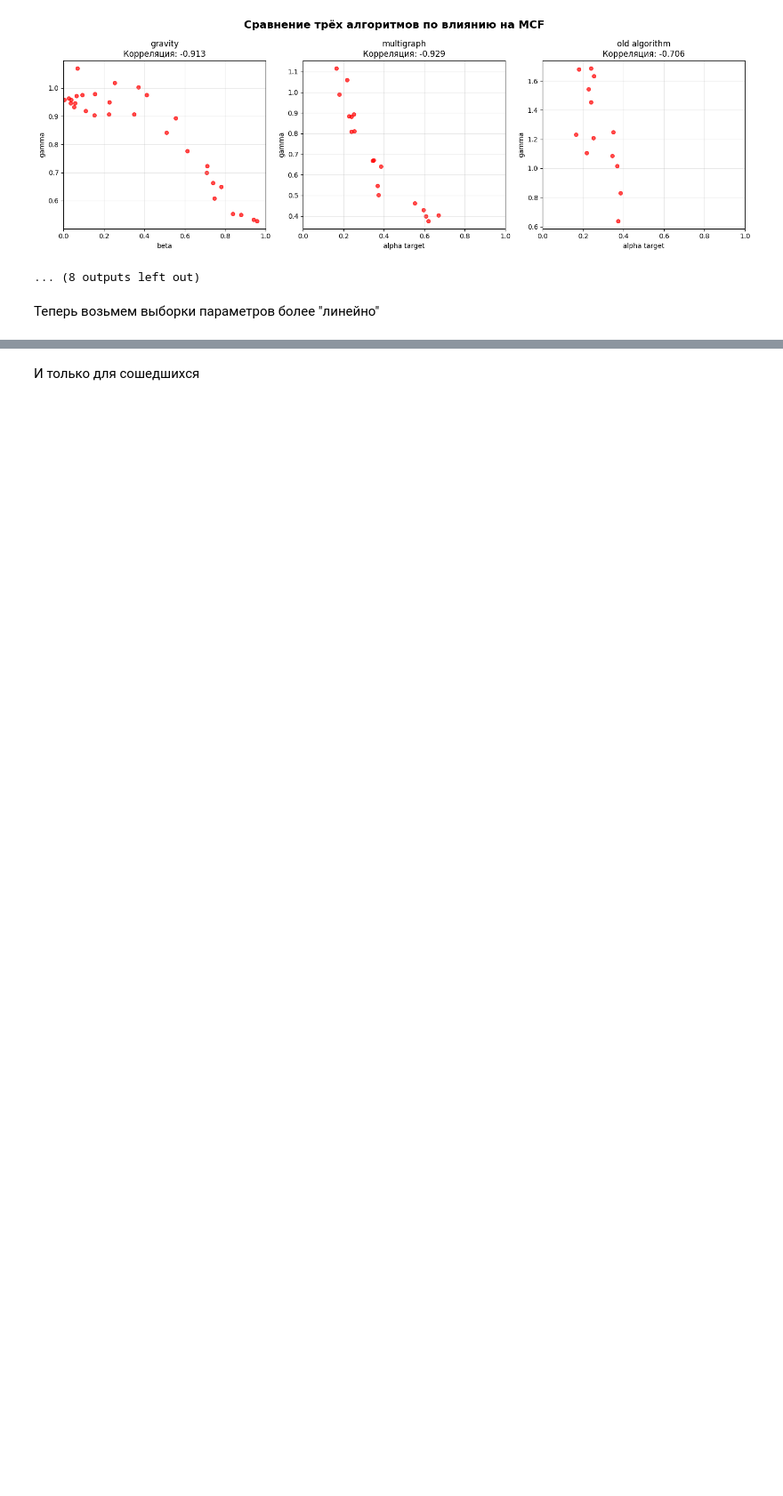
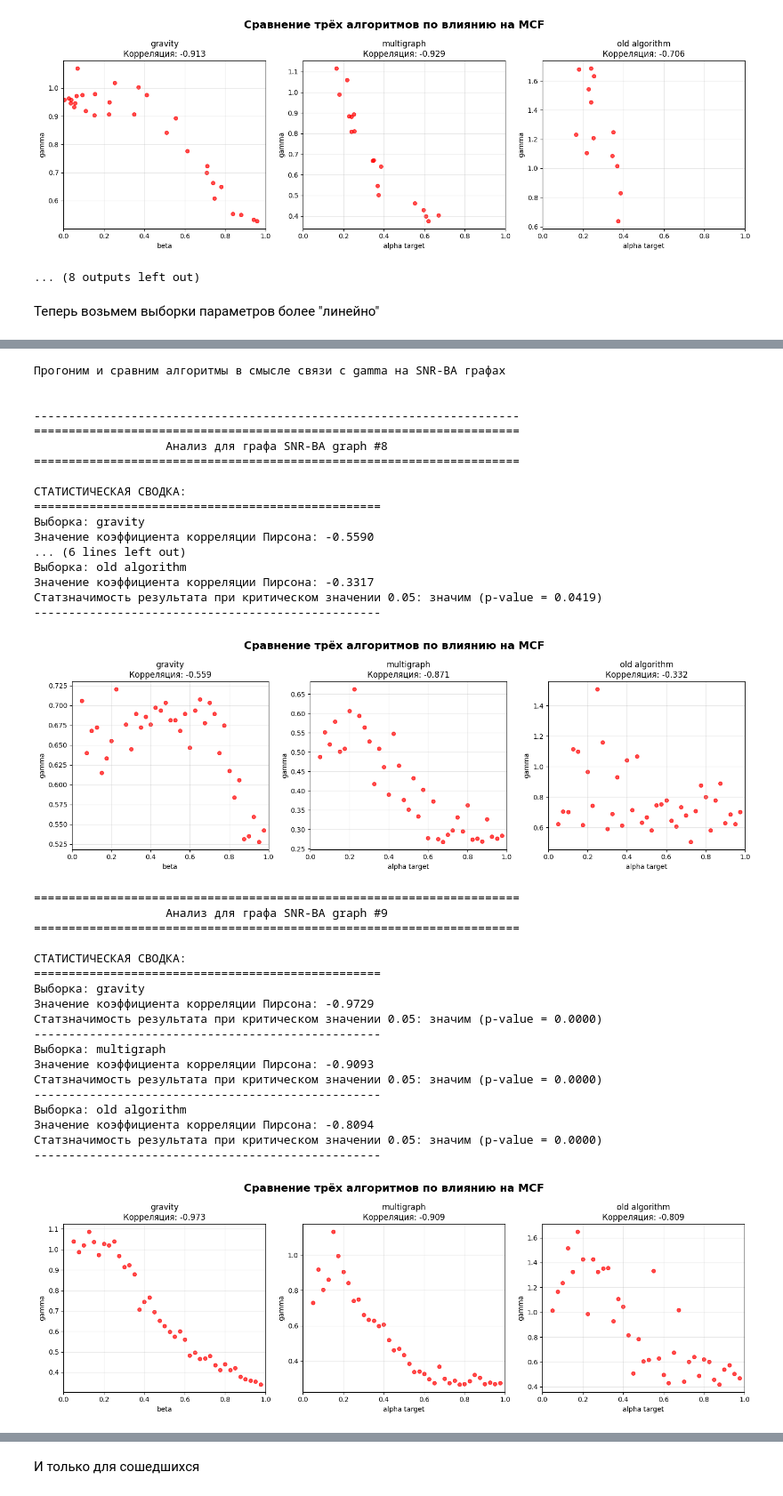
Before and after one commit to Karasiari/Graphs, a Jupyter notebook: SNR_BAPipelineAnalysis.ipynb, the cells around one changed output, grey strips where cells are left out. Shown at 89% size. Drawn from its saved outputs; the diff is of its cells as text; code cells hidden in the pictures; blank space fills up the shorter version.

```diff
--- a/SNR_BAPipelineAnalysis.ipynb
+++ b/SNR_BAPipelineAnalysis.ipynb
@@ -742,0 +807,69 @@ SolverError: Solver 'CLARABEL' failed. Try another solver, or solve with verbose
+# %%
+print_section_header("Прогоним и сравним алгоритмы в смысле связи с gamma на SNR-BA графах\n\n")
+for name, graph in snr_ba_graphs_line_for_test_3.items():
+  if name == "SNR-BA graph #7":
+    continue
+  output_for_gravity[name] = []
+  output_for_multigraph[name] = []
+  output_for_old[name] = []
+  for beta in betas_sample:
+    output = gravity_results(graph, beta, dyn_k=0.95)
+    output_for_gravity[name].append(output)
+  for alpha in alphas_sample:
+    output = multigraph_results(graph, alpha)
+    output_for_multigraph[name].append(output)
+    output = old_results(graph, alpha)
+    output_for_old[name].append(output)
+
+  print_centered_title(f'Анализ для графа {name}', 70)
+  print("\nСТАТИСТИЧЕСКАЯ СВОДКА:")
+  print("=" * 50)
+  fig, axes = plt.subplots(1, 3, figsize=(15, 5))
+  samples = [('gravity', output_for_gravity[name]), ('multigraph', output_for_multigraph[name]), ('old algorithm', output_for_old[name])]
+  for i, sample in enumerate(samples):
+    if sample[0] == 'gravity':
+      analyze_sample([i for (i, j) in sample[1]], [j for (i, j) in sample[1]], (name, sample[0]), axes[i])
+    else:
+      analyze_sample([i for (i, j, flag) in sample[1]], [j for (i, j, flag) in sample[1]], (name, sample[0]), axes[i])
+
+  plt.suptitle('Сравнение трёх алгоритмов по влиянию на MCF', fontsize=16, fontweight='bold')
+  plt.tight_layout()
+  plt.show()
+# %% [output]
+Прогоним и сравним алгоритмы в смысле связи с gamma на SNR-BA графах
+
+
+----------------------------------------------------------------------
+======================================================================
+                   Анализ для графа SNR-BA graph #8
+======================================================================
+
+СТАТИСТИЧЕСКАЯ СВОДКА:
+==================================================
+Выборка: gravity
+Значение коэффициента корреляции Пирсона: -0.5590
+... (6 lines left out)
+Выборка: old algorithm
+Значение коэффициента корреляции Пирсона: -0.3317
+Статзначимость результата при критическом значении 0.05: значим (p-value = 0.0419)
+--------------------------------------------------
+[figure, added]
+======================================================================
+                   Анализ для графа SNR-BA graph #9
+======================================================================
+
+СТАТИСТИЧЕСКАЯ СВОДКА:
+==================================================
+Выборка: gravity
+Значение коэффициента корреляции Пирсона: -0.9729
+Статзначимость результата при критическом значении 0.05: значим (p-value = 0.0000)
+--------------------------------------------------
+Выборка: multigraph
+Значение коэффициента корреляции Пирсона: -0.9093
+Статзначимость результата при критическом значении 0.05: значим (p-value = 0.0000)
+--------------------------------------------------
+Выборка: old algorithm
+Значение коэффициента корреляции Пирсона: -0.8094
+Статзначимость результата при критическом значении 0.05: значим (p-value = 0.0000)
+--------------------------------------------------
+[figure, added]
```
Also changed, not shown: parts of 10 cells of this notebook.
